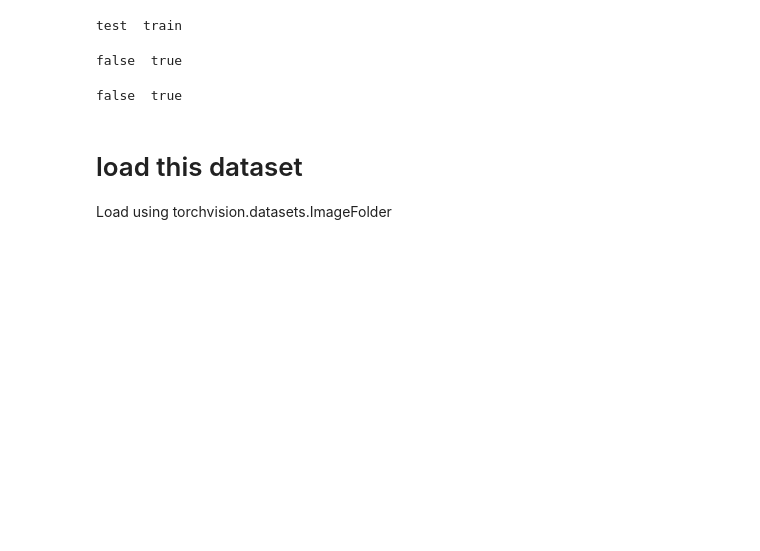
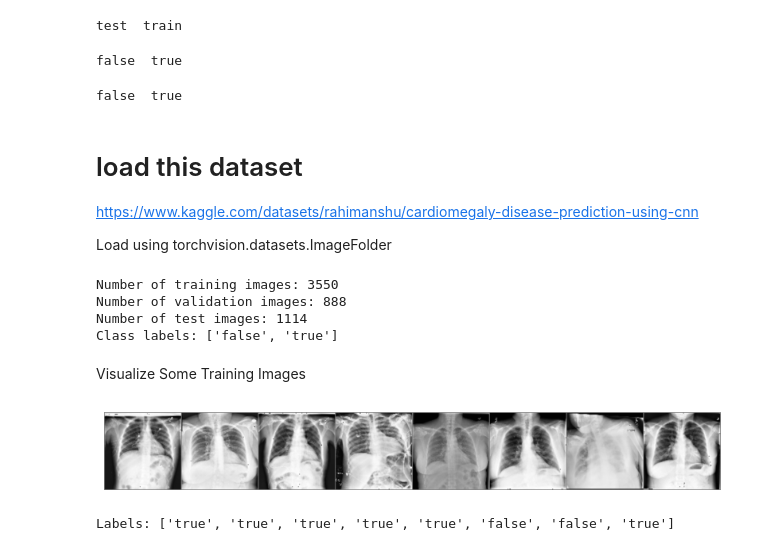
Before and after one commit to fatemehabedin2/AIG, a Jupyter notebook: Project2_CNN.ipynb, the cells around one changed output. Drawn from its saved outputs; the diff is of its cells as text; code cells hidden in the pictures; blank space fills up the shorter version.

```diff
--- a/Project2_CNN.ipynb
+++ b/Project2_CNN.ipynb
@@ -38,21 +47,76 @@ false  true
 false  true
 # %% [markdown]
 # load this dataset
+
+https://www.kaggle.com/datasets/rahimanshu/cardiomegaly-disease-prediction-using-cnn
+
 Load using torchvision.datasets.ImageFolder
 # %%
 from torchvision import datasets, transforms
 from torch.utils.data import DataLoader
+from torch.utils.data import random_split
 
 # Define transforms
 transform = transforms.Compose([
-    transforms.Resize((224, 224)),  # Resize to match CNN input
-    transforms.ToTensor()
+    transforms.Resize((224, 224)),  # Resize to match standard CNN input and ensure Uniformity Across All Images. 224 is Big enough to preserve useful features, Small enough to train efficiently on a GPU or Colab.
+    transforms.ToTensor(),
+    transforms.Normalize(mean=[0.5, 0.5, 0.5],
+                         std=[0.5, 0.5, 0.5])
 ])
 
 # Load training and test datasets
 train_dataset = datasets.ImageFolder(root='cardiomegaly_data/train/train', transform=transform)
 test_dataset = datasets.ImageFolder(root='cardiomegaly_data/test/test', transform=transform)
 
+
+# Define split sizes
+train_size = int(0.8 * len(train_dataset))
+val_size = len(train_dataset) - train_size
+
+# Split train dataset
+train_subset, val_subset = random_split(train_dataset, [train_size, val_size])
+
 # Create DataLoaders
-train_loader = DataLoader(train_dataset, batch_size=32, shuffle=True)
-test_loader = DataLoader(test_dataset, batch_size=32, shuffle=False)
+train_loader = DataLoader(train_subset, batch_size=8, shuffle=True)
+val_loader = DataLoader(val_subset, batch_size=8, shuffle=False)
+test_loader = DataLoader(test_dataset, batch_size=8, shuffle=False)
+# %%
+# Check dataset sizes
+print("Number of training images:", len(train_subset))
+print("Number of validation images:", len(val_subset))
+print("Number of test images:", len(test_dataset))
+
+# Check class names
+print("Class labels:", train_dataset.classes)
+# %% [output]
+Number of training images: 3550
+Number of validation images: 888
+Number of test images: 1114
+Class labels: ['false', 'true']
+# %% [markdown]
+Visualize Some Training Images
+# %%
+import matplotlib.pyplot as plt
+import numpy as np
+import torchvision
+
+
+# Helper to unnormalize and display
+def imshow(img):
+    img = img * 0.5 + 0.5  # unnormalize [-1, 1] → [0, 1]
+    npimg = img.numpy()
+    plt.figure(figsize=(10, 4))
+    plt.imshow(np.transpose(npimg, (1, 2, 0)))
+    plt.axis('off')
+    plt.show()
+
+# Get a batch of images
+dataiter = iter(train_loader)
+images, labels = next(dataiter)
+
+# Show images and labels
+imshow(torchvision.utils.make_grid(images))
+print("Labels:", [train_dataset.classes[label] for label in labels])
+# %% [output]
+[figure, added]
+Labels: ['true', 'true', 'true', 'true', 'true', 'false', 'false', 'true']
```
Also changed, not shown: parts of 16 cells of this notebook.
